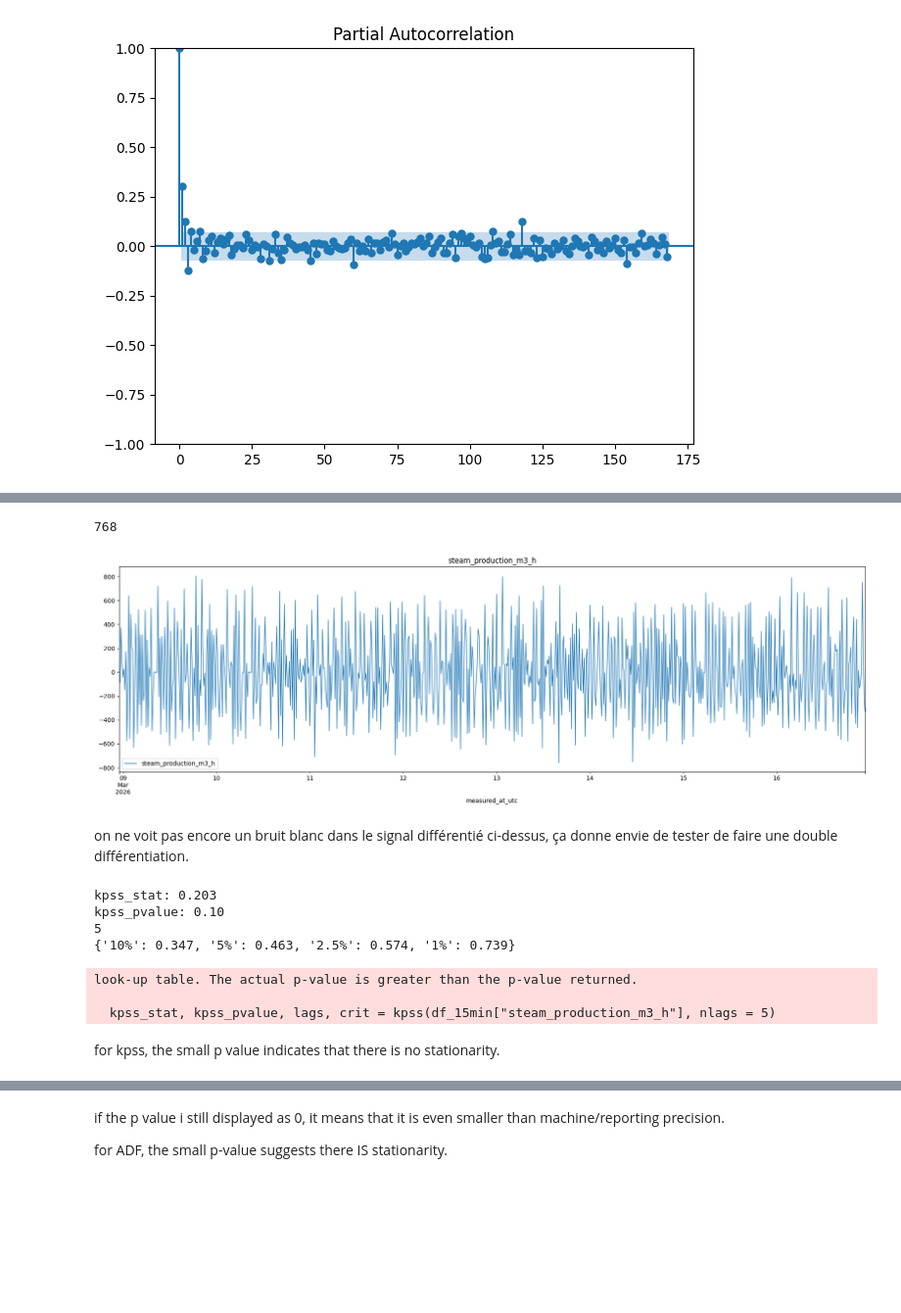
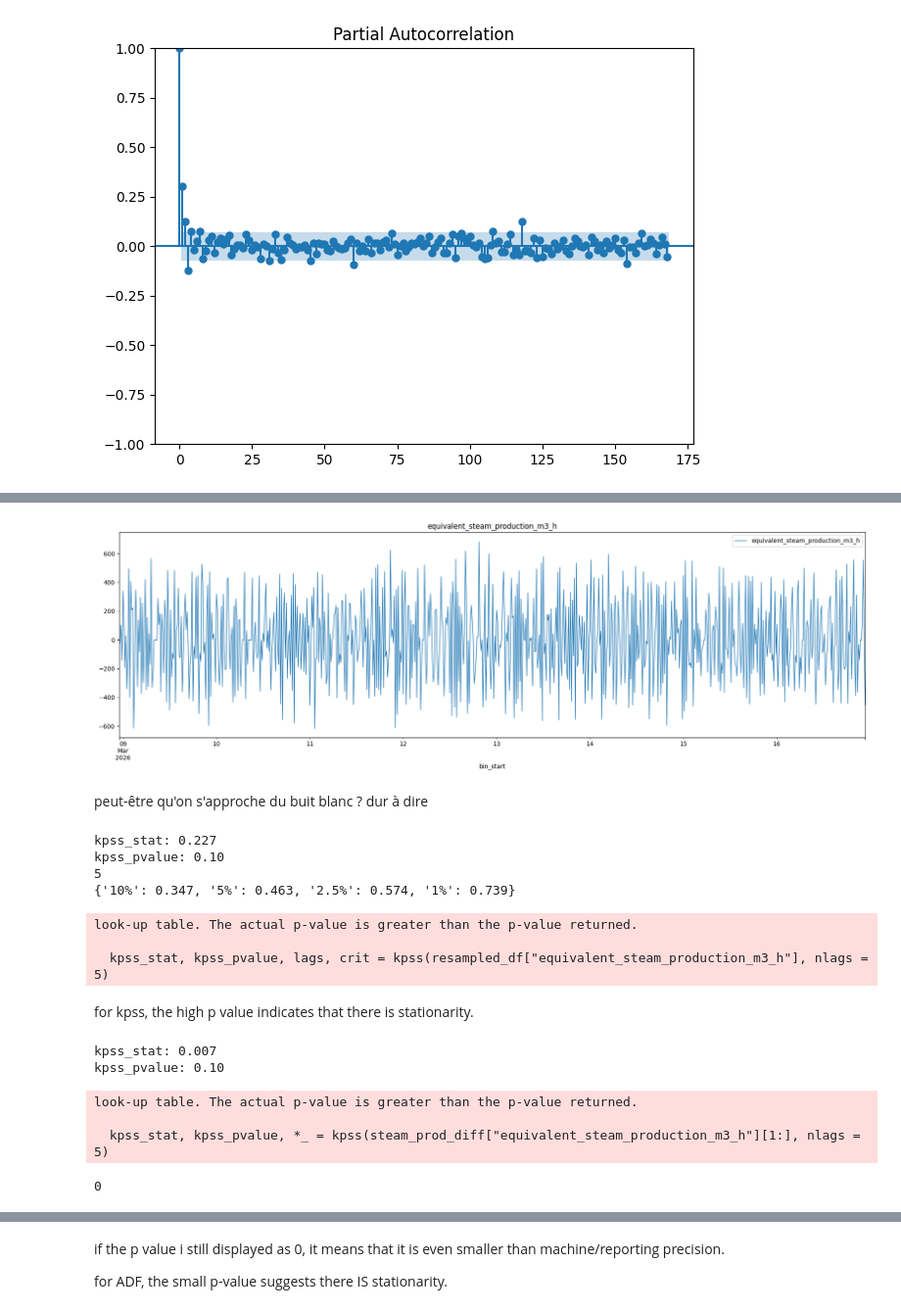
Before and after one commit to danielbinzainol/cascadya, a Jupyter notebook: notebooks/6.0-lam-arima-temp.ipynb, the cells around one changed output, grey strips where cells are left out. Shown at 98% size. Cells and saved outputs as stored; diff of their text form; code cells hidden in the pictures; blank space fills up the shorter version.

Commit message:
fix resample, reorganise kpss tests together, search other models, try bootstrapping prediction intervals

```diff
--- a/notebooks/6.0-lam-arima-temp.ipynb
+++ b/notebooks/6.0-lam-arima-temp.ipynb
@@ -33,7 +33,27 @@ steam_prod = steam_prod[
     ["measured_at_utc", "steam_production_m3_h"]
 ]
 
-from src.dataset import resample
-df_15min = resample(steam_prod, desired_timedelta="15min", aggregate_function="mean")
-# fill the nan values with a 0
-df_15min["steam_production_m3_h"] = df_15min["steam_production_m3_h"].fillna(0)
+# Resample correct
+# 1. créer les index manquants aux frontières des intervales de 15min
+# 2. y copier la valeur précédentes
+from src.dataset import add_missing_timestamps_with_previous_value
+
+df_reindexed = add_missing_timestamps_with_previous_value(steam_prod)
+df_reindexed[(df_reindexed["measured_at_utc"]>pd.Timestamp(2026, 3, 9, 7, 27, 0, tz= "UTC"))&(df_reindexed["measured_at_utc"]<pd.Timestamp(2026, 3, 9, 9, 8, 0, tz= "UTC"))]
+
+
+# 3. prendre la valeur constante qui donne la meme aire sous la courbe
+from src.dataset import equivalent_constant_rate_on_15min
+
+eq_15min = equivalent_constant_rate_on_15min(
+    df_reindexed,
+    timestamp_col="measured_at_utc",
+    value_col="steam_production_m3_h",
+    freq="15min",
+)
+
+eq_15min[(eq_15min["bin_start"]>pd.Timestamp(2026, 3, 9, 7, 27, 0, tz= "UTC"))&(eq_15min["bin_start"]<pd.Timestamp(2026, 3, 9, 9, 8, 0, tz= "UTC"))]
+
+# resampled_df
+resampled_df = eq_15min[["bin_start", "equivalent_steam_production_m3_h"]].drop_duplicates().dropna().reset_index(drop=True)
+resampled_df.head()
@@ -187,7 +102,7 @@ ljung_box
 # %%
 # plot ACF of the differentiated data
-steam_prod_diff = df_15min.copy()
-steam_prod_diff["steam_production_m3_h"] = steam_prod_diff["steam_production_m3_h"].diff()
+steam_prod_diff = resampled_df.copy()
+steam_prod_diff["equivalent_steam_production_m3_h"] = steam_prod_diff["equivalent_steam_production_m3_h"].diff()
 
-autocorrelation_plot(steam_prod_diff[1:], "steam_production_m3_h")
+autocorrelation_plot(steam_prod_diff[1:], "equivalent_steam_production_m3_h")
 # %% [output]
@@ -211,45 +143,61 @@ ljung_box
-# %%
-len(steam_prod_diff)
-# %% [output]
-768
 # %%
 # besoin de faire du second-order differencing ? seul, ou en plus du first-order?
 # ou du seasonal differencing ? seul, ou en plus du first order ?
 
 # contrôle visuel de ce que donne la donnée différentiée une fois.
 fig, ax = plt.subplots(nrows=1, ncols=1, figsize=(18, 6))
 
-ax = steam_prod_diff[:1000].plot("measured_at_utc", y="steam_production_m3_h", linewidth=1, ax=ax)
-ax.set_title("steam_production_m3_h")
-ax.set_xlabel("measured_at_utc")
+ax = steam_prod_diff[:1000].plot("bin_start", y="equivalent_steam_production_m3_h", linewidth=1, ax=ax)
+ax.set_title("equivalent_steam_production_m3_h")
+ax.set_xlabel("bin_start")
 
 plt.xticks(rotation=25)
 plt.tight_layout()
 plt.show()
 # %% [output]
-[figure, old version]
+[figure, new version]
 # %% [markdown]
-on ne voit pas encore un bruit blanc dans le signal différentié ci-dessus, ça donne envie de tester de faire une double différentiation.
+peut-être qu'on s'approche du buit blanc ? dur à dire
 # %%
 # unit root test, pour savoir si la donnée est stationnaire, pour tester l'hypothèse de stationnarité
 # adf test : augmented dickey fuller test
 # Kwiatkowski-Phillips-Schmidt-Shin (KPSS) test (dans livre hyndman)
 
-# kpss
+# kpss for different lag values
 from statsmodels.tsa.stattools import kpss
-kpss_stat, kpss_pvalue, lags, crit = kpss(df_15min["steam_production_m3_h"], nlags = 5)
+kpss_stat, kpss_pvalue, lags, crit = kpss(resampled_df["equivalent_steam_production_m3_h"], nlags = 5)
 print(f"kpss_stat: {kpss_stat:.3f}")
 print(f"kpss_pvalue: {kpss_pvalue:.2f}") #between 0.01 and 0.1. If less than 0.01, reported as 0.01. If more than 0.1, reported as 0.1.
 #If kpss_pvalue is small (<0.05), the data is not stationary
+# if kpss_pvalue is high (>0.1), then the data is stationary
 print(lags)
 print(crit)
 # %% [output]
-kpss_stat: 0.203
+kpss_stat: 0.227
 kpss_pvalue: 0.10
 5
 {'10%': 0.347, '5%': 0.463, '2.5%': 0.574, '1%': 0.739}
 look-up table. The actual p-value is greater than the p-value returned.
 
-  kpss_stat, kpss_pvalue, lags, crit = kpss(df_15min["steam_production_m3_h"], nlags = 5)
+  kpss_stat, kpss_pvalue, lags, crit = kpss(resampled_df["equivalent_steam_production_m3_h"], nlags = 5)
 # %% [markdown]
-for kpss, the small p value indicates that there is no stationarity.
+for kpss, the high p value indicates that there is stationarity.
+# %%
+
+# kpss of the differenced data
+kpss_stat, kpss_pvalue, *_ = kpss(steam_prod_diff["equivalent_steam_production_m3_h"][1:], nlags = 5)
+print(f"kpss_stat: {kpss_stat:.3f}")
+print(f"kpss_pvalue: {kpss_pvalue:.2f}") #between 0.01 and 0.1. If less than 0.01, reported as 0.01. If more than 0.1, reported as 0.1.
+#If kpss_pvalue is small (<0.05), the data is not stationary
+# %% [output]
+kpss_stat: 0.007
+kpss_pvalue: 0.10
+look-up table. The actual p-value is greater than the p-value returned.
+
+  kpss_stat, kpss_pvalue, *_ = kpss(steam_prod_diff["equivalent_steam_production_m3_h"][1:], nlags = 5)
+# %%
+# do the successive kpss alone, and return the number of appropriate first differences:
+from statsforecast.arima import ndiffs
+ndiffs(resampled_df["equivalent_steam_production_m3_h"].to_numpy())
+# %% [output]
+0
```
Also changed, not shown: parts of 64 cells of this notebook.
